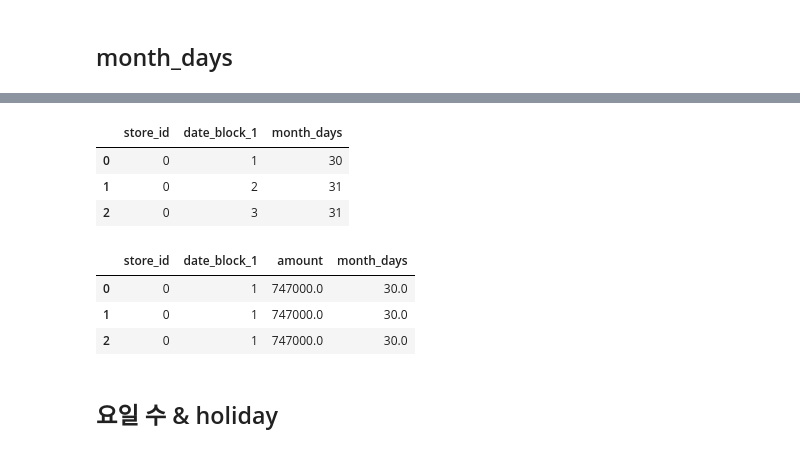
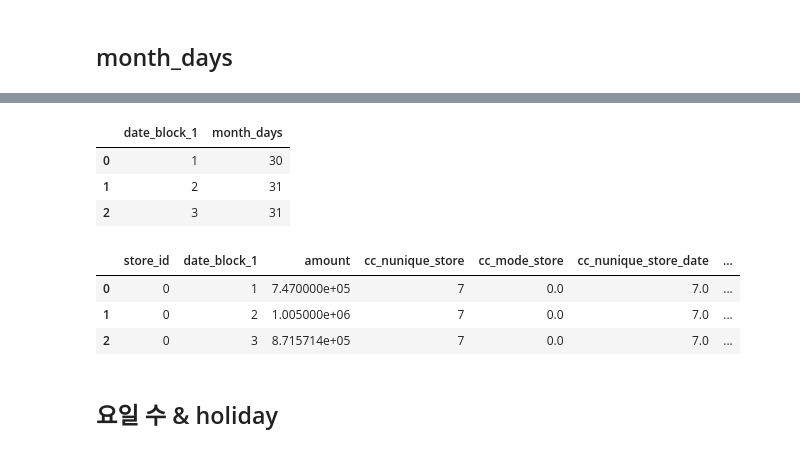
Before and after one commit to miniii222/Dacon, a Jupyter notebook: Mission9_Funda/20190806_modeling.ipynb, the cells around one changed output, grey strips where cells are left out. Cells and saved outputs as stored; diff of their text form; code cells hidden in the pictures.

```diff
--- a/Mission9_Funda/20190806_modeling.ipynb
+++ b/Mission9_Funda/20190806_modeling.ipynb
@@ -1,6 +1,7 @@
 # %%
 import pandas as pd
 pd.set_option('display.max_columns', 500)
+pd.set_option('display.max_rows', 500)
 import numpy as np
 import os
 os.listdir('../')
@@ -91,3 +101,11 @@ train.card_company.value_counts()
 6     438877
 7     277182
 Name: card_company, dtype: int64
+# %%
+aa = train.groupby('store_id')['card_company'].agg({pd.Series.mode, 'nunique'}).reset_index()
+dt = pd.merge(dt, aa, how = 'left', on = 'store_id')
+dt.rename(columns = {'nunique' : 'cc_nunique_store', #card company  개수
+                     'mode' : 'cc_mode_store'},  #card company mode
+                      inplace = True)
+dt['cc_mode_store'] = dt['cc_mode_store'].apply(lambda x : np.mean(x) if isinstance(x, np.ndarray) else x)
+dt.head()
@@ -93,0 +119,8 @@ Name: card_company, dtype: int64
+# %%
+aa = train.groupby(['store_id', 'date_block_1'])['card_company'].agg({pd.Series.mode, 'nunique'}).reset_index()
+dt = pd.merge(dt, aa, how = 'left', on = ['store_id', 'date_block_1'])
+dt.rename(columns = {'nunique' : 'cc_nunique_store_date', #card company  개수
+                     'mode' : 'cc_mode_store_date'},  #card company mode
+                      inplace = True)
+dt['cc_mode_store_date'] = dt['cc_mode_store_date'].apply(lambda x : np.mean(x) if isinstance(x, np.ndarray) else x)
+dt.head()
@@ -121,22 +193,21 @@ train['days'] = train['month'].map({1:31, 2:28, 3:31, 4:30, 5:31, 6:30,
 # %%
-aa = train.groupby(['store_id', 'date_block_1'])['days'].mean().to_frame()
+aa = train.groupby(['date_block_1'])['days'].mean().to_frame()
 aa.columns = ['month_days']
 aa.reset_index(inplace = True)
 aa.head(3)
 # %% [output]
-|  | store_id | date_block_1 | month_days |
-| 0 | 0 | 1 | 30 |
-| 1 | 0 | 2 | 31 |
-| 2 | 0 | 3 | 31 |
+|  | date_block_1 | month_days |
+| 0 | 1 | 30 |
+| 1 | 2 | 31 |
+| 2 | 3 | 31 |
 # %%
-dt = pd.merge(dt, aa.drop('store_id', axis = 1), on = 'date_block_1', how = 'left')
-dt.shape
+dt = pd.merge(dt, aa, on = 'date_block_1', how = 'left')
 dt.head(3)
 # %% [output]
-|  | store_id | date_block_1 | amount | month_days |
-| 0 | 0 | 1 | 747000.0 | 30.0 |
-| 1 | 0 | 1 | 747000.0 | 30.0 |
-| 2 | 0 | 1 | 747000.0 | 30.0 |
+|  | store_id | date_block_1 | amount | cc_nunique_store | cc_mode_store | cc_nunique_store_date | ... |
+| 0 | 0 | 1 | 7.470000e+05 | 7 | 0.0 | 7.0 | ... |
+| 1 | 0 | 2 | 1.005000e+06 | 7 | 0.0 | 7.0 | ... |
+| 2 | 0 | 3 | 8.715714e+05 | 7 | 0.0 | 7.0 | ... |
 # %% [markdown]
 ## 요일 수 & holiday
 # %%
```
Also changed, not shown: parts of 47 cells of this notebook.
